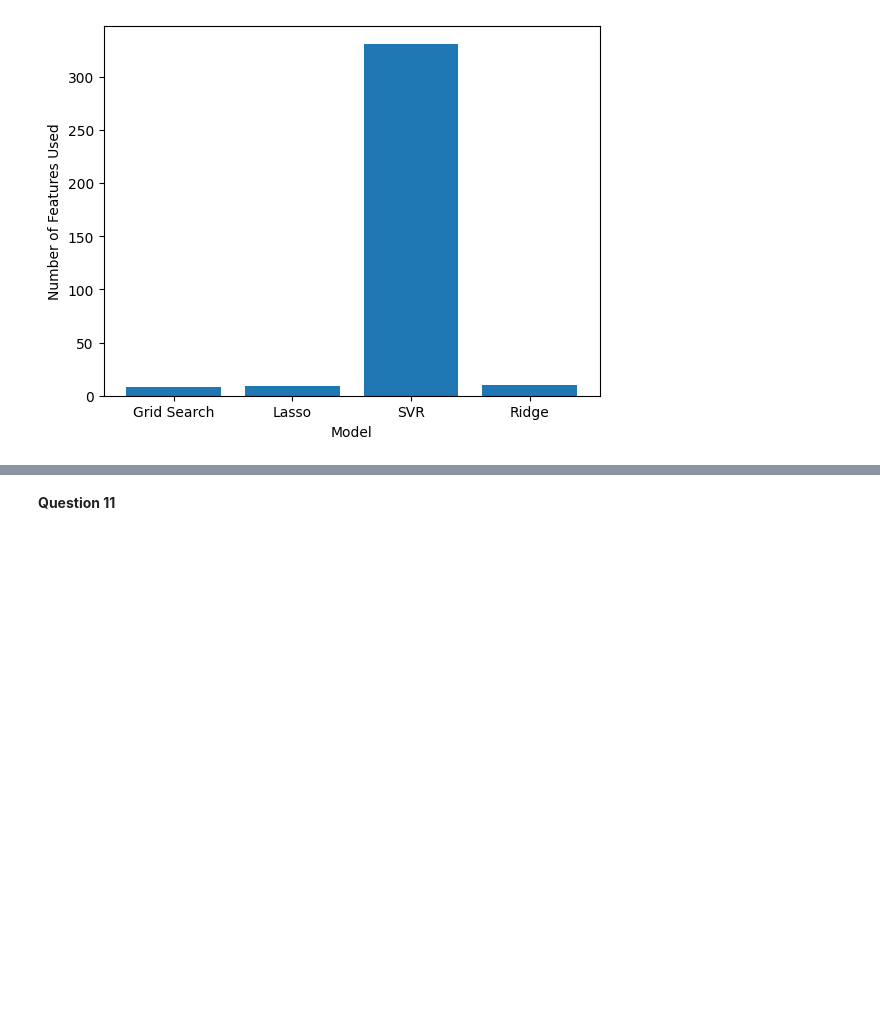
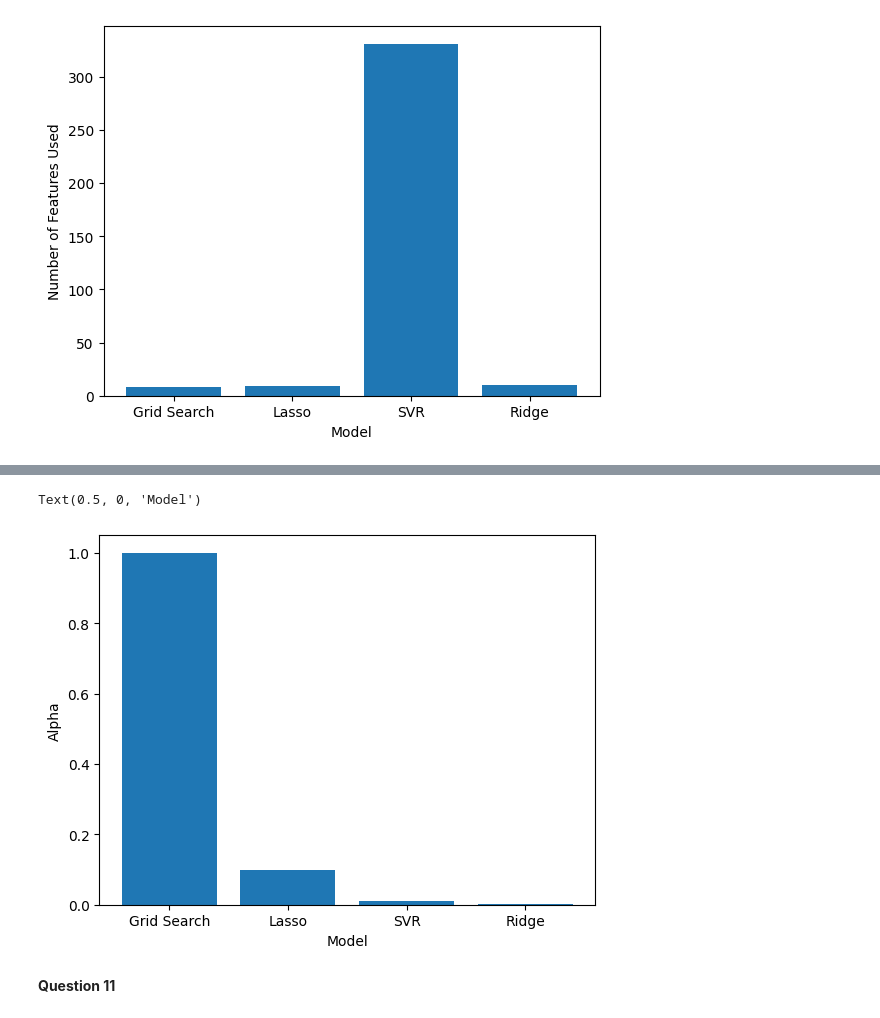
Before and after one commit to mbeps/Machine-Learning-Assignment-2, a Jupyter notebook: Assignment_2.ipynb, the cells around one changed output, grey strips where cells are left out. Cells and saved outputs as stored; diff of their text form; code cells hidden in the pictures; blank space fills up the shorter version.

```diff
--- a/Assignment_2.ipynb
+++ b/Assignment_2.ipynb
@@ -365,3 +388,11 @@ Text(0.5, 0, 'Model')
+# %%
+# compare best alpha values for all models in bar chart
+plt.bar(['Grid Search', 'Lasso', 'SVR', 'Ridge'], [grid.best_params_['alpha'], lasso.alpha, svr.gamma, ridge.alpha])
+plt.ylabel('Alpha')
+plt.xlabel('Model')
+# %% [output]
+Text(0.5, 0, 'Model')
+[figure, added]
 # %% [markdown]
 **Question 11**
 # %% [markdown]
```
Also changed, not shown: parts of 6 cells of this notebook.
